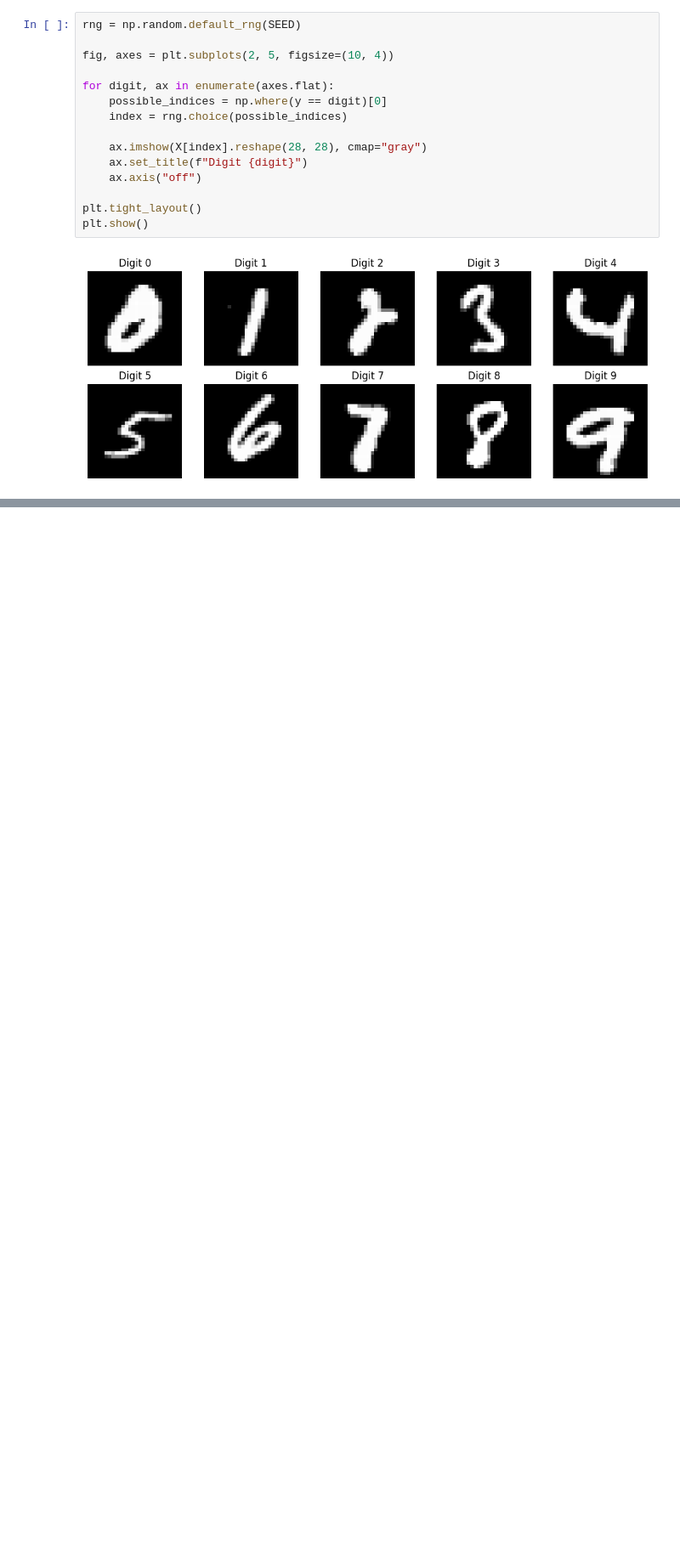
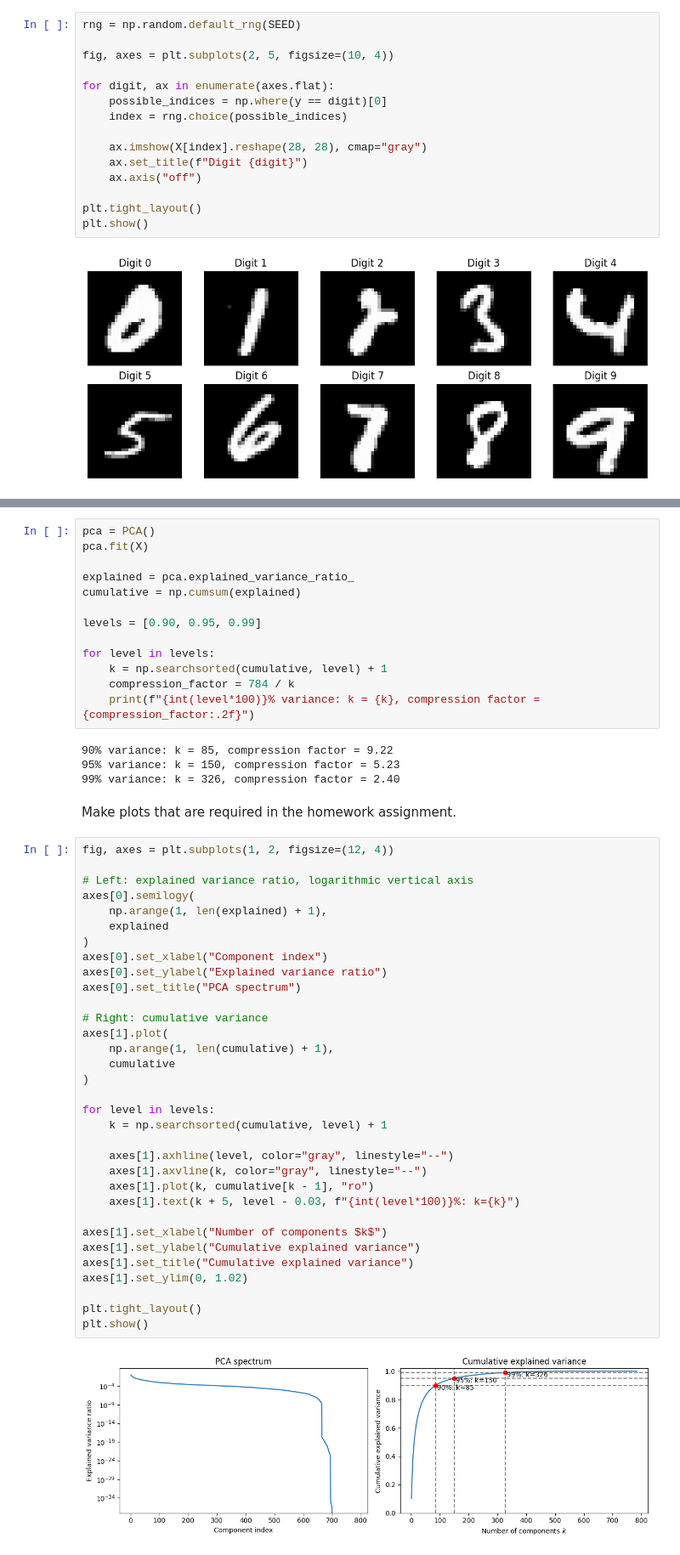
Before and after one commit to maxmartin40/Math-5750-Projects, a Jupyter notebook: Homework2.ipynb, the cells around one changed output, grey strips where cells are left out. Shown at 85% size. Saved outputs shown, nothing was run; the diff lists cells and outputs as text; blank space fills up the shorter version.

```diff
--- a/Homework2.ipynb
+++ b/Homework2.ipynb
@@ -50,0 +70,54 @@ plt.show()
+# %%
+pca = PCA()
+pca.fit(X)
+
+explained = pca.explained_variance_ratio_
+cumulative = np.cumsum(explained)
+
+levels = [0.90, 0.95, 0.99]
+
+for level in levels:
+    k = np.searchsorted(cumulative, level) + 1
+    compression_factor = 784 / k
+    print(f"{int(level*100)}% variance: k = {k}, compression factor = {compression_factor:.2f}")
+# %% [output]
+90% variance: k = 85, compression factor = 9.22
+95% variance: k = 150, compression factor = 5.23
+99% variance: k = 326, compression factor = 2.40
+# %% [markdown]
+Make plots that are required in the homework assignment.
+# %%
+fig, axes = plt.subplots(1, 2, figsize=(12, 4))
+
+# Left: explained variance ratio, logarithmic vertical axis
+axes[0].semilogy(
+    np.arange(1, len(explained) + 1),
+    explained
+)
+axes[0].set_xlabel("Component index")
+axes[0].set_ylabel("Explained variance ratio")
+axes[0].set_title("PCA spectrum")
+
+# Right: cumulative variance
+axes[1].plot(
+    np.arange(1, len(cumulative) + 1),
+    cumulative
+)
+
+for level in levels:
+    k = np.searchsorted(cumulative, level) + 1
+
+    axes[1].axhline(level, color="gray", linestyle="--")
+    axes[1].axvline(k, color="gray", linestyle="--")
+    axes[1].plot(k, cumulative[k - 1], "ro")
+    axes[1].text(k + 5, level - 0.03, f"{int(level*100)}%: k={k}")
+
+axes[1].set_xlabel("Number of components $k$")
+axes[1].set_ylabel("Cumulative explained variance")
+axes[1].set_title("Cumulative explained variance")
+axes[1].set_ylim(0, 1.02)
+
+plt.tight_layout()
+plt.show()
+# %% [output]
+[figure, added]
```
Also changed, not shown: parts of 2 cells of this notebook.
